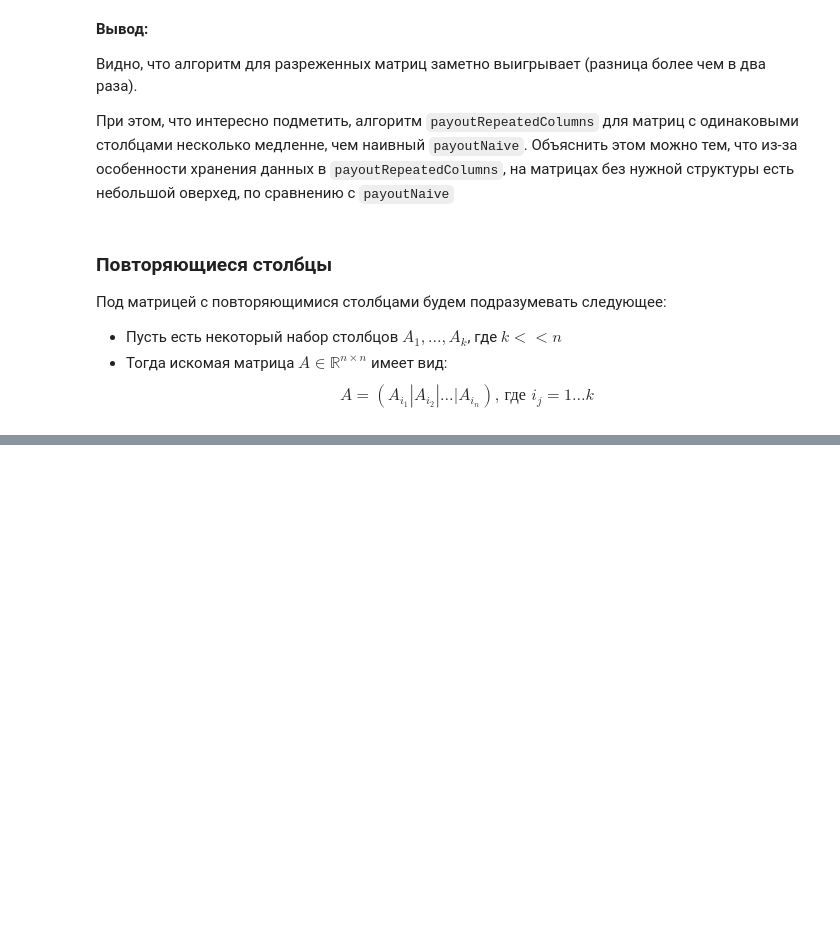
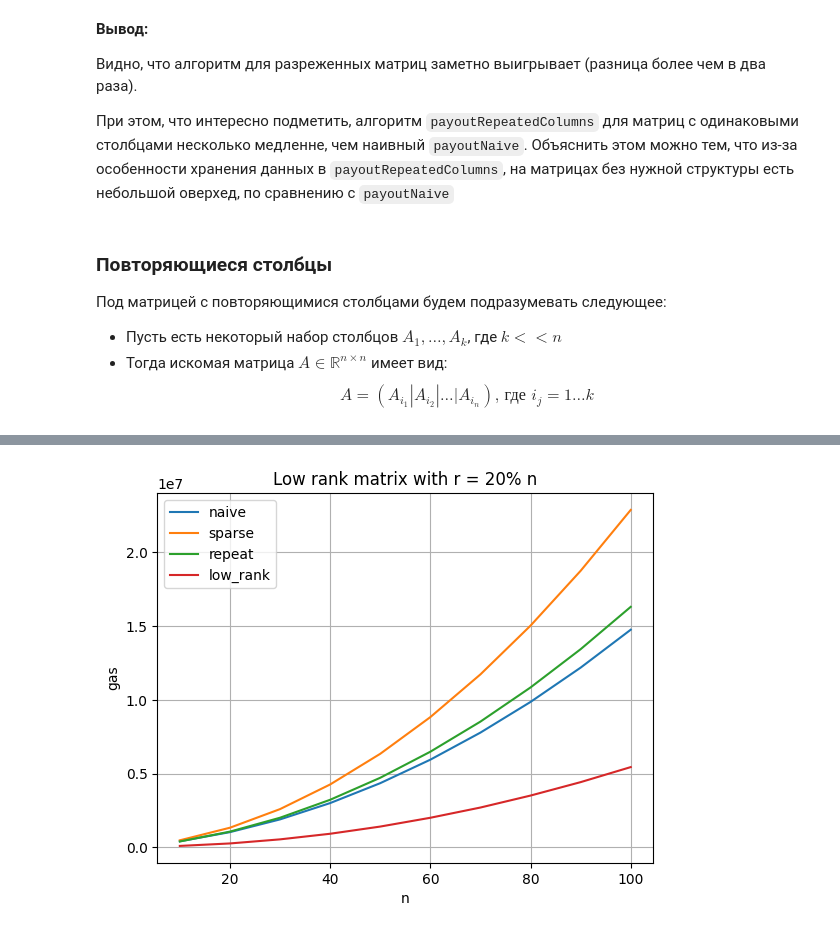
Before and after one commit to maximshuklin/Gas-Optimization, a Jupyter notebook: test_timings.ipynb, the cells around one changed output, grey strips where cells are left out. Saved outputs shown, nothing was run; the diff lists cells and outputs as text; code cells hidden in the pictures; blank space fills up the shorter version.

```diff
--- a/test_timings.ipynb
+++ b/test_timings.ipynb
@@ -187,0 +257,21 @@ plt.show()
+# %%
+def get_gas_info_low_rank(X, capacity = 20):
+    naive = []
+    sparse = []
+    repeated_cols = []
+    low_rank = []
+    for x in X:
+        r = (capacity * x) // 100
+        print(f"N={x}, r={r}")
+        matrix = generator.generate_low_rank(x, x, r)
+        assert np.array(matrix).shape == (x, x)
+        assets_cost = [i for i in range(x)]
+        j = checker.get_timings(matrix, assets_cost)
+        naive.append(j.get('payoutNaive'))
+        sparse.append(j.get('payoutSparse'))
+        repeated_cols.append(j.get('payoutRepeatedColumns'))
+        low_rank.append(j.get('payoutLowRank'))
+    return naive, sparse, repeated_cols, low_rank
+# %%
+X_repeated = [10 * i for i in range(1, 11)]
+naive_lr, sparse_lr, repeated_cols_lr, low_rank_lr = get_gas_info_low_rank(X_repeated, 20)
@@ -187,0 +299,10 @@ plt.show()
+# %%
+plt.plot(X_repeated, np.c_[naive_lr, sparse_lr, repeated_cols_lr, low_rank_lr])
+plt.legend(["naive", "sparse", "repeat", "low_rank"])
+plt.xlabel("n")
+plt.ylabel("gas")
+plt.title("Low rank matrix with r = 20% n")
+plt.grid(True)
+plt.show()
+# %% [output]
+[figure, added]
```
Also changed, not shown: parts of 19 cells of this notebook, 12 other files.
